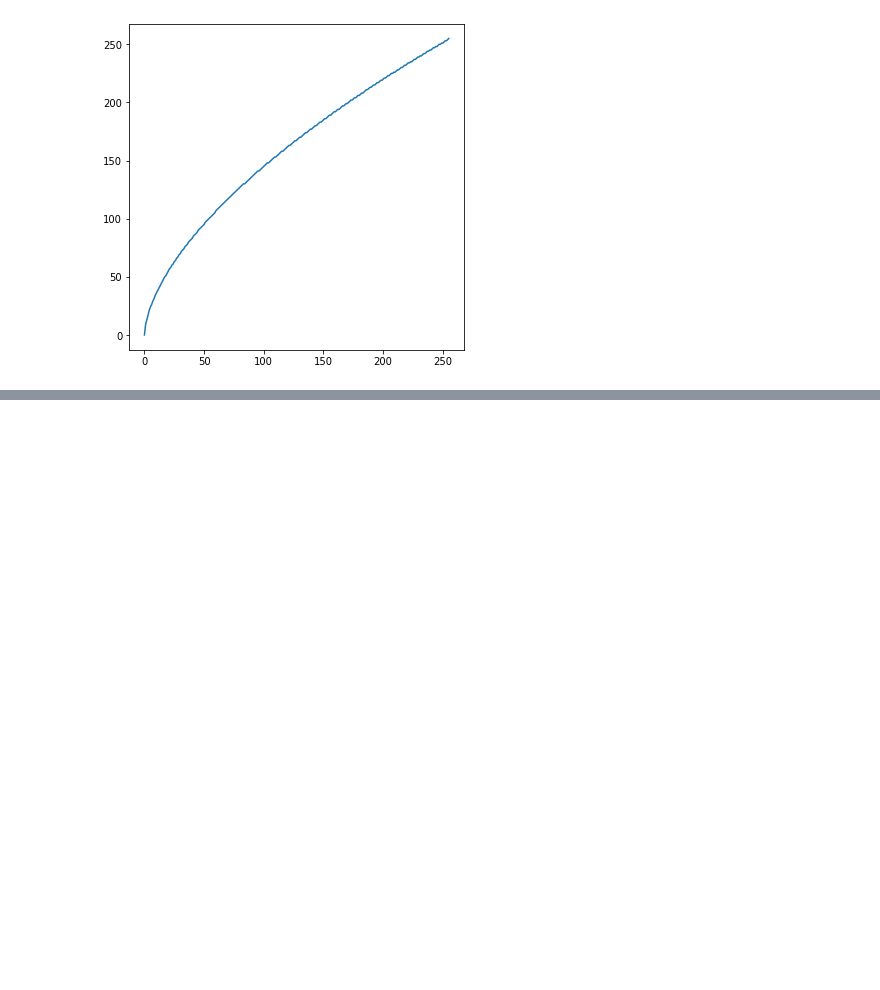
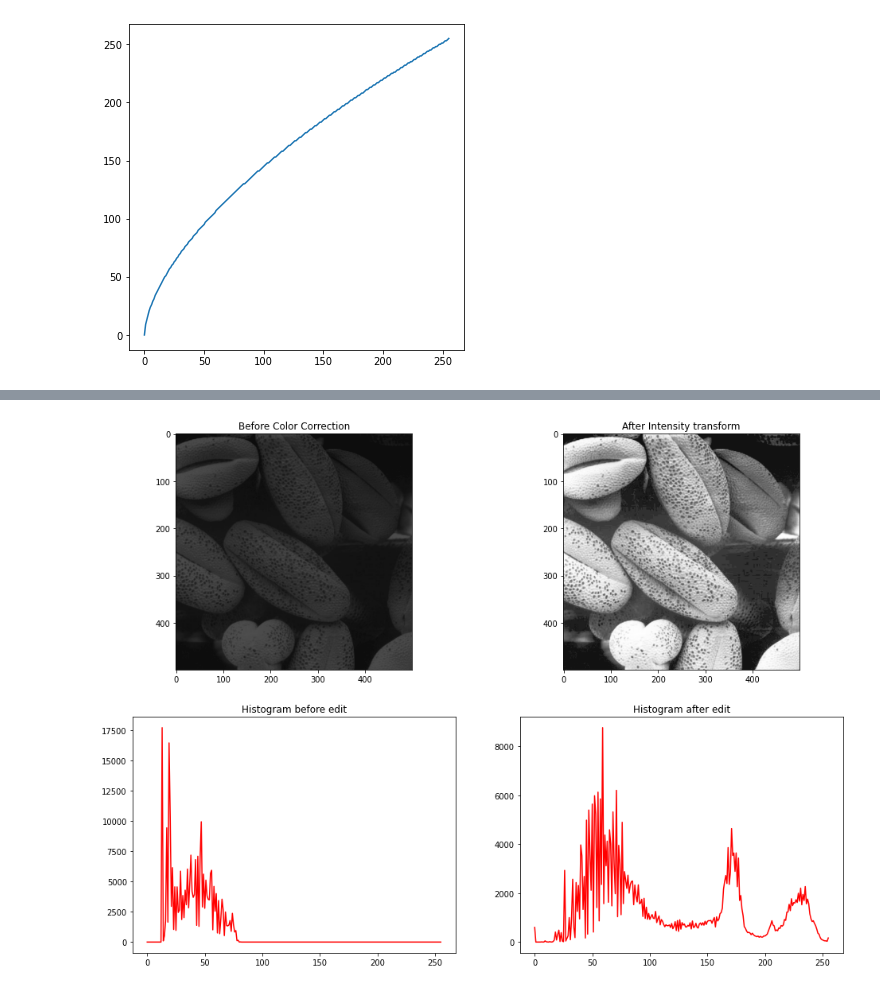
Before and after one commit to YSK-Machine-Vision-EN2550/Assignment_1, a Jupyter notebook: Book1.ipynb, the cells around one changed output, grey strips where cells are left out. Drawn from its saved outputs; the diff is of its cells as text; code cells hidden in the pictures; blank space fills up the shorter version.

```diff
--- a/Book1.ipynb
+++ b/Book1.ipynb
@@ -188,0 +203,36 @@ plt.show()
+# %%
+def eqHist(image):
+    n_k = np.zeros(256, dtype='uint32')
+    s_k = np.zeros(256, dtype='uint32')
+
+    for i in range(256):
+        ## first find the probabilities
+        n_k[i] = image[image==i].size
+        ## then find the sum
+        s_k[i] = 0.00102 * np.sum(n_k[:i+1])
+
+    image = cv.LUT(image, s_k.astype(np.uint8))
+    return image
+# %%
+img_equlized = eqHist(img)
+
+img = cv.cvtColor(img, cv.COLOR_BGR2RGB)
+img_equlized = cv.cvtColor(img_equlized, cv.COLOR_BGR2RGB)
+
+_, ax = plt.subplots(2, 2, figsize=(16, 12))
+
+ax[0][0].set_title("Before Color Correction")
+ax[0][0].imshow(img)
+
+ax[0][1].set_title("After Intensity transform")
+ax[0][1].imshow(img_equlized )
+
+ax[1][0].set_title("Histogram before edit")
+ax[1][0].plot(cv.calcHist([img], [0], None, [256], [0,256]), 'r')
+
+ax[1][1].set_title("Histogram after edit")
+ax[1][1].plot(cv.calcHist([img_edit], [0], None, [256], [0,256]), 'r')
+
+plt.show()
+# %% [output]
+[figure, added]
```
Also changed, not shown: parts of 8 cells of this notebook.
